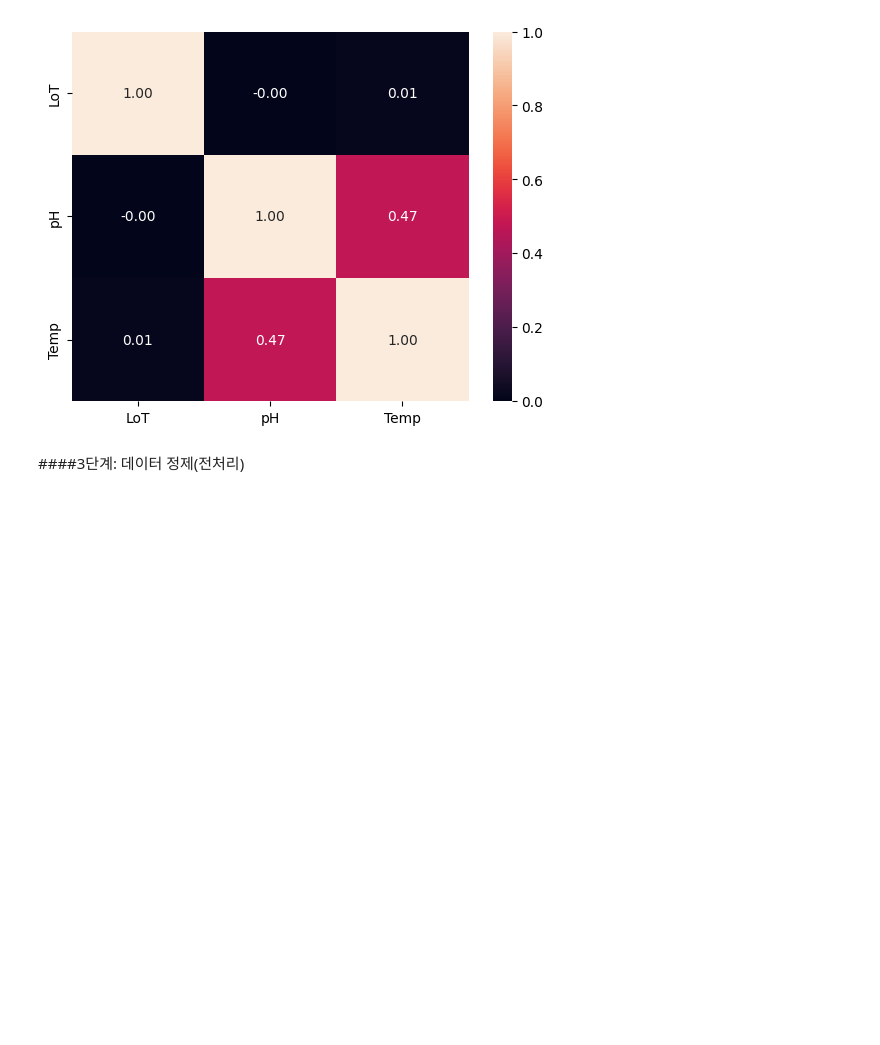
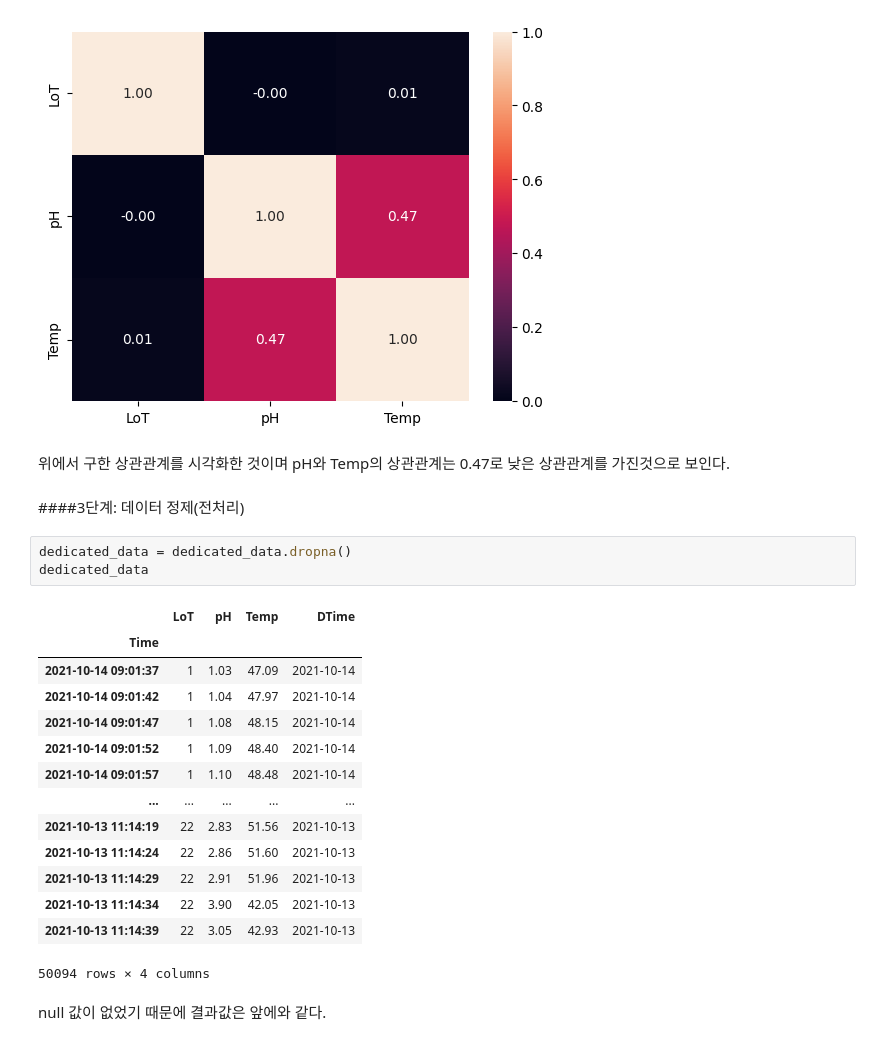
Before and after one commit to jimmynkim/DAEM, a Jupyter notebook: KAMP.ipynb, the cells around one changed output. Drawn from its saved outputs; the diff is of its cells as text; blank space fills up the shorter version.

```diff
--- a/KAMP.ipynb
+++ b/KAMP.ipynb
@@ -369,5 +402,27 @@ sns.heatmap(correlation, annot=True, fmt='.2f')
 # %% [output]
 <Axes: >
 [figure]
+# %% [markdown]
+위에서 구한 상관관계를 시각화한 것이며 pH와 Temp의 상관관계는 0.47로 낮은 상관관계를 가진것으로 보인다.
 # %% [markdown]
 ####3단계: 데이터 정제(전처리)
+# %%
+dedicated_data = dedicated_data.dropna()
+dedicated_data
+# %% [output]
+|  | LoT | pH | Temp | DTime |
+| Time |  |  |  |  |
+| 2021-10-14 09:01:37 | 1 | 1.03 | 47.09 | 2021-10-14 |
+| 2021-10-14 09:01:42 | 1 | 1.04 | 47.97 | 2021-10-14 |
+| 2021-10-14 09:01:47 | 1 | 1.08 | 48.15 | 2021-10-14 |
+| 2021-10-14 09:01:52 | 1 | 1.09 | 48.40 | 2021-10-14 |
+| 2021-10-14 09:01:57 | 1 | 1.10 | 48.48 | 2021-10-14 |
+| ... | ... | ... | ... | ... |
+| 2021-10-13 11:14:19 | 22 | 2.83 | 51.56 | 2021-10-13 |
+| 2021-10-13 11:14:24 | 22 | 2.86 | 51.60 | 2021-10-13 |
+| 2021-10-13 11:14:29 | 22 | 2.91 | 51.96 | 2021-10-13 |
+| 2021-10-13 11:14:34 | 22 | 3.90 | 42.05 | 2021-10-13 |
+| 2021-10-13 11:14:39 | 22 | 3.05 | 42.93 | 2021-10-13 |
+50094 rows × 4 columns
+# %% [markdown]
+null 값이 없었기 때문에 결과값은 앞에와 같다.
```
Also changed, not shown: parts of 18 cells of this notebook.
